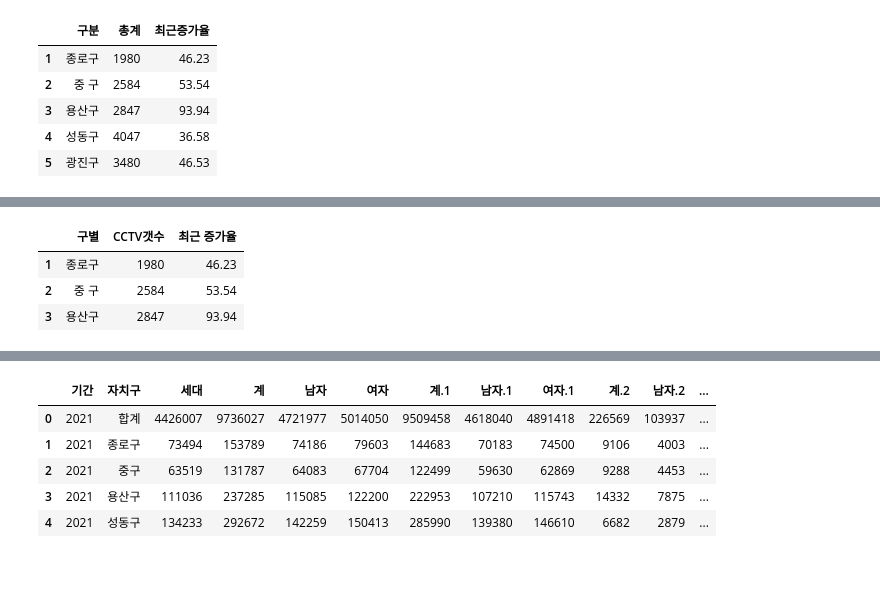
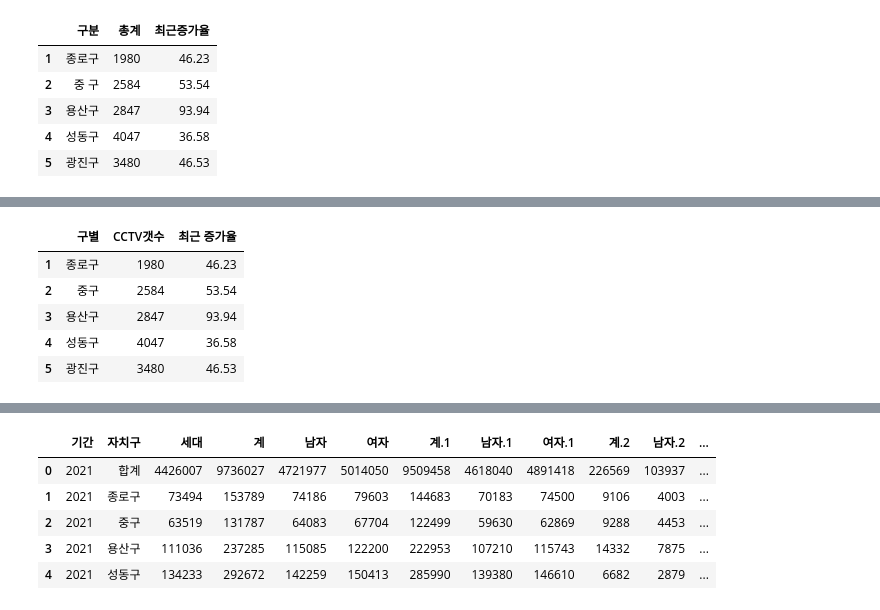
Before and after one commit to wowgang/DataAnalysis_Lecture-2023.04, a Jupyter notebook: 02.Pandas/06.z과제제출.ipynb, the cells around one changed output, grey strips where cells are left out. Cells and saved outputs as stored; diff of their text form; code cells hidden in the pictures; blank space fills up the shorter version.

```diff
--- a/02.Pandas/06.z제출 copy.ipynb
+++ b/02.Pandas/06.z과제제출.ipynb
@@ -38,4 +48,7 @@ cctv.head()
 | 3 | 용산구 | 2847 | 44 | 50 | 68 | 83 | 295 | 491 | 115 | 322 | ... |
 | 4 | 성동구 | 4047 | 58 | 99 | 110 | 366 | 279 | 945 | 459 | 647 | ... |
 | 5 | 광진구 | 3480 | 507 | 82 | 84 | 64 | 21 | 465 | 443 | 709 | ... |
+# %%
+# 계 삭제 방법2
+cctv.drop([0], inplace=True)
 # %%
@@ -51,2 +75,7 @@ cctv.head(3)
+# %%
+# 최근증가율 열 만들기 방법2
+cctv['최근증가율'] = cctv.iloc[:, 10:].sum(axis=1) / cctv.iloc[:, 2:10].sum(axis=1)
+cctv['최근증가율'] = (cctv['최근증가율'] *100).round(2)
+cctv
 # %%
 # dataframe 새로 만들기
@@ -69,3 +99,7 @@ cctv1.rename(columns={
     '총계': 'CCTV갯수',
     '최근증가율': '최근 증가율'
 }, inplace=True)
+# %%
+# 6) 구 이름에서 공백 지우기
+cctv1.구별 = cctv1.구별.str.replace(' ','')
+cctv1.head()
@@ -72,9 +113,11 @@ cctv1.rename(columns={
 # %%
 # 내가 보고싶은 데이터
-cctv2 = cctv1.head(3)
+cctv2 = cctv1.head()
 cctv2
 # %% [output]
 |  | 구별 | CCTV갯수 | 최근 증가율 |
 | 1 | 종로구 | 1980 | 46.23 |
-| 2 | 중 구 | 2584 | 53.54 |
+| 2 | 중구 | 2584 | 53.54 |
 | 3 | 용산구 | 2847 | 93.94 |
+| 4 | 성동구 | 4047 | 36.58 |
+| 5 | 광진구 | 3480 | 46.53 |
```
Also changed, not shown: parts of 21 cells of this notebook, 11 other files.
